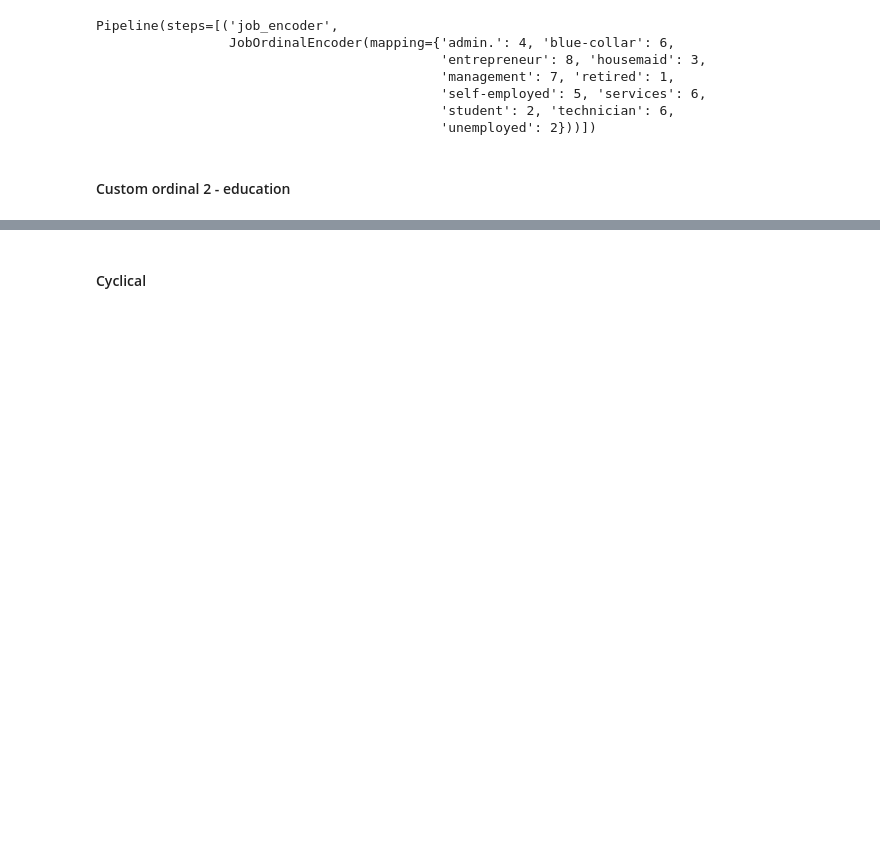
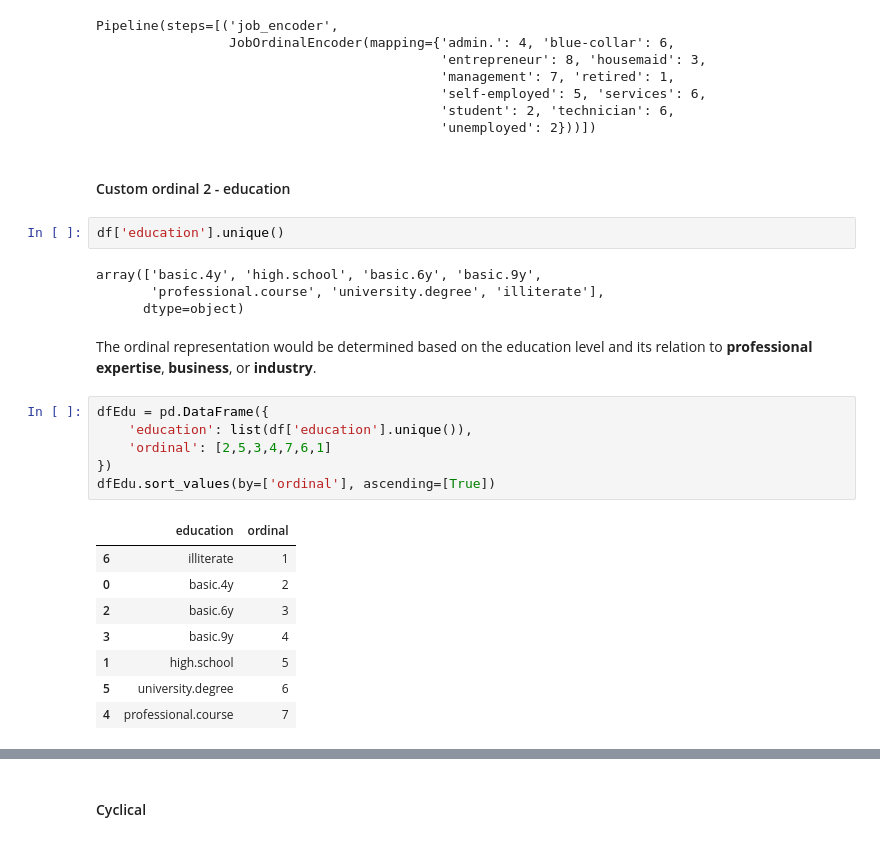
Before and after one commit to robbenrba/finalProject, a Jupyter notebook: finalProject_RobertoB_GrettyM_final.ipynb, the cells around one changed output, grey strips where cells are left out. Drawn from its saved outputs; the diff is of its cells as text; blank space fills up the shorter version.

```diff
--- a/finalProject_RobertoB_GrettyM_final.ipynb
+++ b/finalProject_RobertoB_GrettyM_final.ipynb
@@ -561,3 +561,26 @@ Pipeline(steps=[('job_encoder',
                                             'unemployed': 2}))])
 # %% [markdown]
 #### Custom ordinal 2 - education
+# %%
+df['education'].unique()
+# %% [output]
+array(['basic.4y', 'high.school', 'basic.6y', 'basic.9y',
+       'professional.course', 'university.degree', 'illiterate'],
+      dtype=object)
+# %% [markdown]
+The ordinal representation would be determined based on the education level and its relation to **professional expertise**, **business**, or **industry**.
+# %%
+dfEdu = pd.DataFrame({
+    'education': list(df['education'].unique()),
+    'ordinal': [2,5,3,4,7,6,1]
+})
+dfEdu.sort_values(by=['ordinal'], ascending=[True])
+# %% [output]
+|  | education | ordinal |
+| 6 | illiterate | 1 |
+| 0 | basic.4y | 2 |
+| 2 | basic.6y | 3 |
+| 3 | basic.9y | 4 |
+| 1 | high.school | 5 |
+| 5 | university.degree | 6 |
+| 4 | professional.course | 7 |
```
Also changed, not shown: parts of 16 cells of this notebook.
